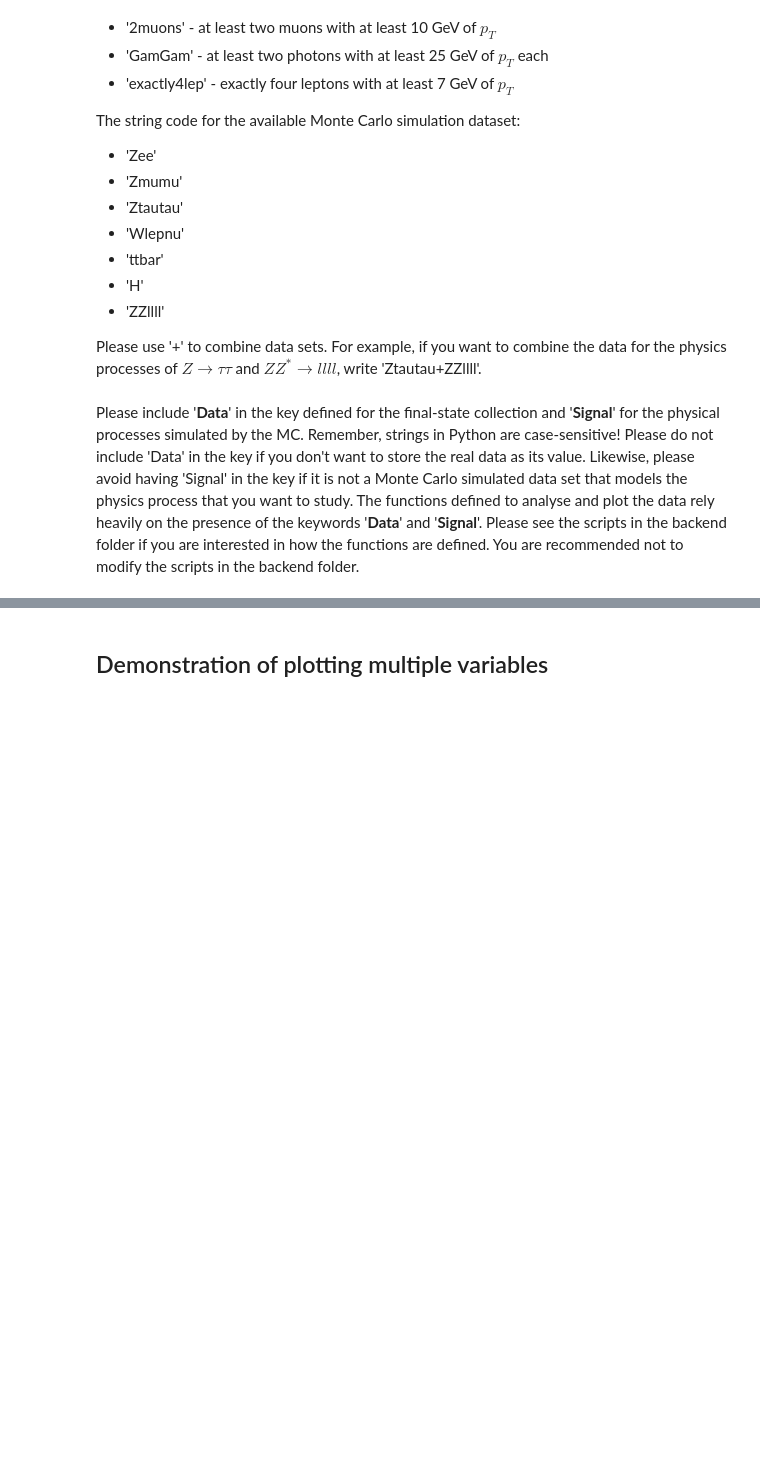
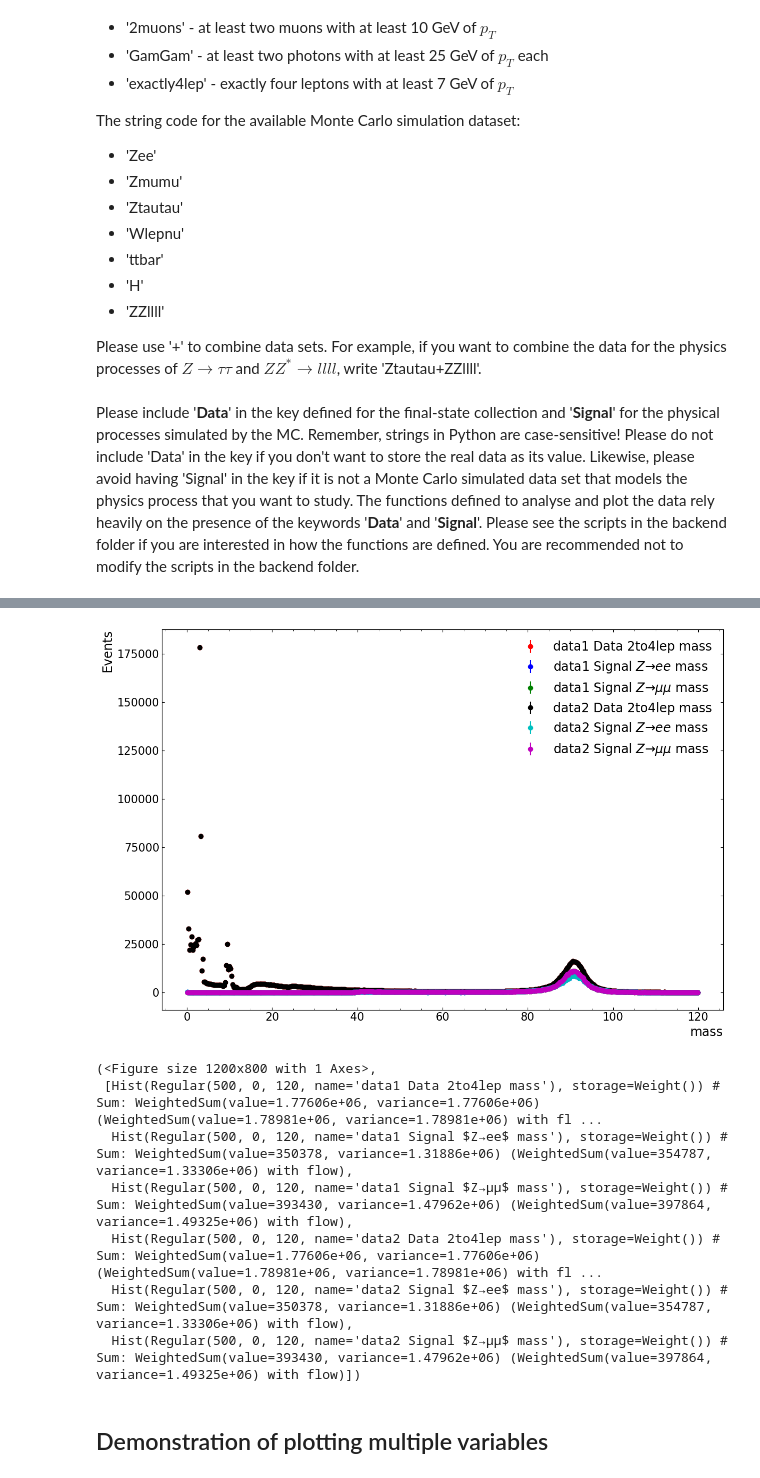
Before and after one commit to eudorayxy/intern-atlas-test, a Jupyter notebook: Yooooooooo/Pq-YouCanDoIt.ipynb, the cells around one changed output, grey strips where cells are left out. Saved outputs shown, nothing was run; the diff lists cells and outputs as text; code cells hidden in the pictures; blank space fills up the shorter version.

```diff
--- a/Yooooooooo/Pq-YouCanDoIt.ipynb
+++ b/Yooooooooo/Pq-YouCanDoIt.ipynb
@@ -212,0 +628,30 @@ Elapsed time = 0.6s
+# %%
+data_dict = {
+    'data1' : {'color' : ['r', 'b', 'g'], 'variable' : 'mass', 'data' : extracted},
+    'data2' : {'data' : extracted, 'color' : ['k', 'c', 'm'], 'variable' : 'mass'},
+}
+combined_data = get_combined_data(data_dict)
+# %%
+data = combined_data
+xmin, xmax = 0, 120
+num_bins = 500
+x_label = 'mass'
+
+plot_combined_data( data,
+                           xmin,
+                           xmax,
+                           num_bins,
+                           x_label,
+                           y_label='Events',
+                           logy=False,
+                           title='',
+                           marker='o',
+                           title_fontsize=17,
+                           label_fontsize=17,
+                           legend_fontsize=17,
+                           tick_labelsize=15,
+                            text_fontsize=14,
+                            show_text=False,
+                            fig_size=(12, 8),
+                      return_fig_hist=True)
+# %% [output]
@@ -213,2 +659,10 @@ Elapsed time = 0.6s
+[figure, added]
+(<Figure size 1200x800 with 1 Axes>,
+ [Hist(Regular(500, 0, 120, name='data1 Data 2to4lep mass'), storage=Weight()) # Sum: WeightedSum(value=1.77606e+06, variance=1.77606e+06) (WeightedSum(value=1.78981e+06, variance=1.78981e+06) with fl ...
+  Hist(Regular(500, 0, 120, name='data1 Signal $Z→ee$ mass'), storage=Weight()) # Sum: WeightedSum(value=350378, variance=1.31886e+06) (WeightedSum(value=354787, variance=1.33306e+06) with flow),
+  Hist(Regular(500, 0, 120, name='data1 Signal $Z→μμ$ mass'), storage=Weight()) # Sum: WeightedSum(value=393430, variance=1.47962e+06) (WeightedSum(value=397864, variance=1.49325e+06) with flow),
+  Hist(Regular(500, 0, 120, name='data2 Data 2to4lep mass'), storage=Weight()) # Sum: WeightedSum(value=1.77606e+06, variance=1.77606e+06) (WeightedSum(value=1.78981e+06, variance=1.78981e+06) with fl ...
+  Hist(Regular(500, 0, 120, name='data2 Signal $Z→ee$ mass'), storage=Weight()) # Sum: WeightedSum(value=350378, variance=1.31886e+06) (WeightedSum(value=354787, variance=1.33306e+06) with flow),
+  Hist(Regular(500, 0, 120, name='data2 Signal $Z→μμ$ mass'), storage=Weight()) # Sum: WeightedSum(value=393430, variance=1.47962e+06) (WeightedSum(value=397864, variance=1.49325e+06) with flow)])
 # %% [markdown]
 ## Demonstration of plotting multiple variables
```
Also changed, not shown: parts of 45 cells of this notebook, 4 other files.
